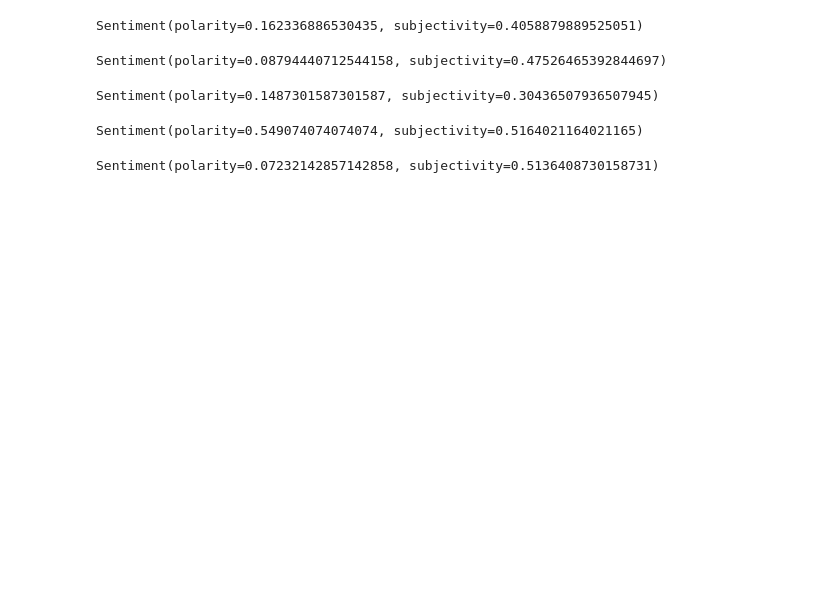
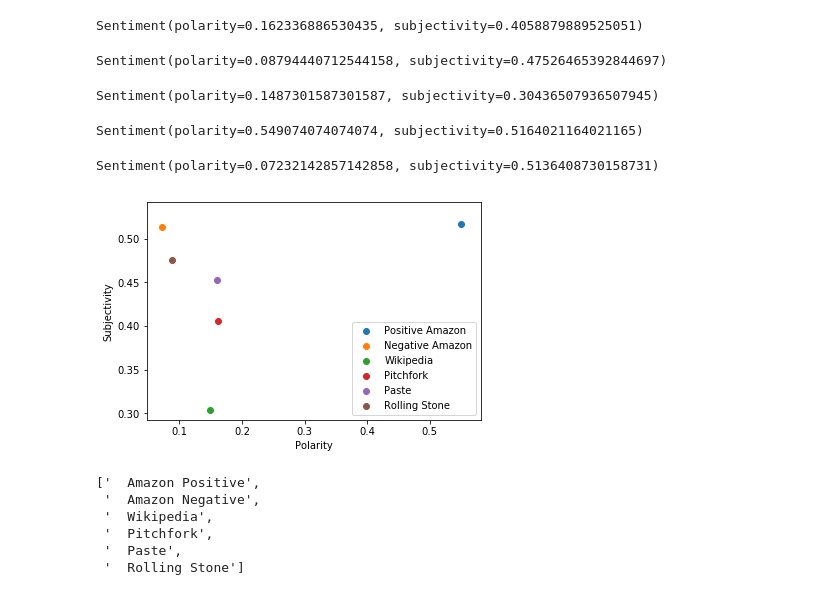
Before and after one commit to andrewjbashford/GalvanizeCapstone, a Jupyter notebook: Subjectivity - Polarity Benchmarks.ipynb, the cells around one changed output. Drawn from its saved outputs; the diff is of its cells as text; code cells hidden in the pictures; blank space fills up the shorter version.

Commit message:
added 2d scatter for benchmarks

```diff
--- a/Subjectivity - Polarity Benchmarks.ipynb
+++ b/Subjectivity - Polarity Benchmarks.ipynb
@@ -108,7 +108,7 @@ Great album! Kendrick is back in form doing what he does best.
 Gave it to her for Christmas 2017 and she LOVED IT!!! Said it was the best and the best gift! Nuff said.
 """
 
-amazon_pos = amazon.decode('utf-8')
+amazon_pos = amazon_pos.decode('utf-8')
 amazon_pos = TextBlob(amazon_pos)
 
 amazon_pos.sentiment
@@ -135,3 +135,16 @@ amazon_neg = TextBlob(amazon_neg)
 amazon_neg.sentiment
 # %% [output]
 Sentiment(polarity=0.07232142857142858, subjectivity=0.5136408730158731)
+# %%
+plt.scatter(amazon_pos.sentiment[0], amazon_pos.sentiment[1], label='Positive Amazon')
+plt.scatter(amazon_neg.sentiment[0], amazon_neg.sentiment[1], label='Negative Amazon')
+plt.scatter(wiki_blob.sentiment[0], wiki_blob.sentiment[1], label='Wikipedia')
+plt.scatter(pitchfork.sentiment[0], pitchfork.sentiment[1], label='Pitchfork')
+plt.scatter(paste.sentiment[0], paste.sentiment[1], label='Paste')
+plt.scatter(rollingstone.sentiment[0], rollingstone.sentiment[1], label='Rolling Stone')
+plt.legend()
+plt.xlabel('Polarity')
+plt.ylabel('Subjectivity')
+plt.show()
+# %% [output]
+[figure, added]
@@ -137,0 +160,9 @@ Sentiment(polarity=0.07232142857142858, subjectivity=0.5136408730158731)
+# %%
+labels
+# %% [output]
+['  Amazon Positive',
+ '  Amazon Negative',
+ '  Wikipedia',
+ '  Pitchfork',
+ '  Paste',
+ '  Rolling Stone']
```
Also changed, not shown: parts of 4 cells of this notebook.
